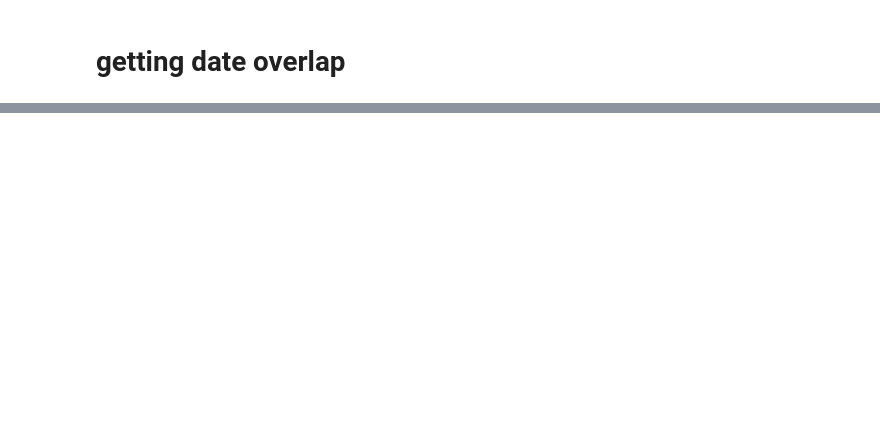
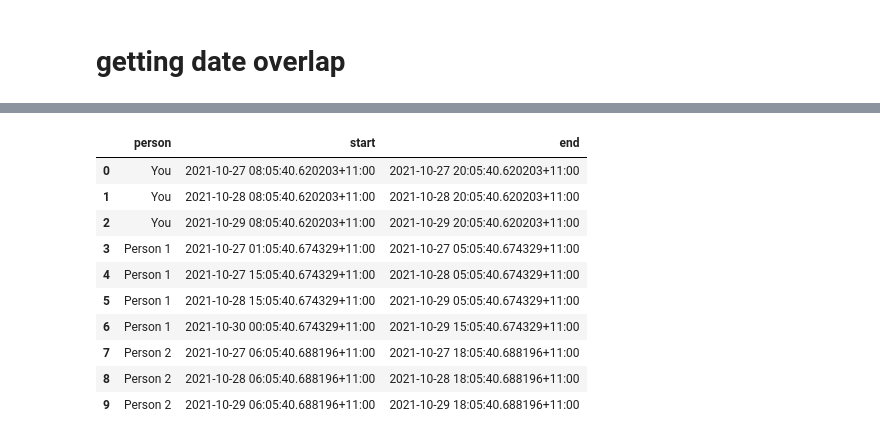
Before and after one commit to alecsharpie/wakematch, a Jupyter notebook: notebooks/graph_exploration.ipynb, the cells around one changed output, grey strips where cells are left out. Drawn from its saved outputs; the diff is of its cells as text; code cells hidden in the pictures; blank space fills up the shorter version.

```diff
--- a/notebooks/graph_exploration.ipynb
+++ b/notebooks/graph_exploration.ipynb
@@ -251,10 +251,10 @@ import plotly.express as px
 import pandas as pd
 # %%
 inputs = ['Australia/Victoria',
-          [18, 19],
+          [8, 20],
           'Europe/Zurich',
-          [9, 10],
+          [6, 20],
           'NZ',
-          [8,17]]
+          [8,20]]
 # %%
 df = input_to_dataframe(inputs)
@@ -290,0 +437,14 @@ get_limits("NZ")
+# %%
+df
+# %% [output]
+|  | person | start | end |
+| 0 | You | 2021-10-27 08:05:40.620203+11:00 | 2021-10-27 20:05:40.620203+11:00 |
+| 1 | You | 2021-10-28 08:05:40.620203+11:00 | 2021-10-28 20:05:40.620203+11:00 |
+| 2 | You | 2021-10-29 08:05:40.620203+11:00 | 2021-10-29 20:05:40.620203+11:00 |
+| 3 | Person 1 | 2021-10-27 01:05:40.674329+11:00 | 2021-10-27 05:05:40.674329+11:00 |
+| 4 | Person 1 | 2021-10-27 15:05:40.674329+11:00 | 2021-10-28 05:05:40.674329+11:00 |
+| 5 | Person 1 | 2021-10-28 15:05:40.674329+11:00 | 2021-10-29 05:05:40.674329+11:00 |
+| 6 | Person 1 | 2021-10-30 00:05:40.674329+11:00 | 2021-10-29 15:05:40.674329+11:00 |
+| 7 | Person 2 | 2021-10-27 06:05:40.688196+11:00 | 2021-10-27 18:05:40.688196+11:00 |
+| 8 | Person 2 | 2021-10-28 06:05:40.688196+11:00 | 2021-10-28 18:05:40.688196+11:00 |
+| 9 | Person 2 | 2021-10-29 06:05:40.688196+11:00 | 2021-10-29 18:05:40.688196+11:00 |
```
Also changed, not shown: parts of 19 cells of this notebook.
